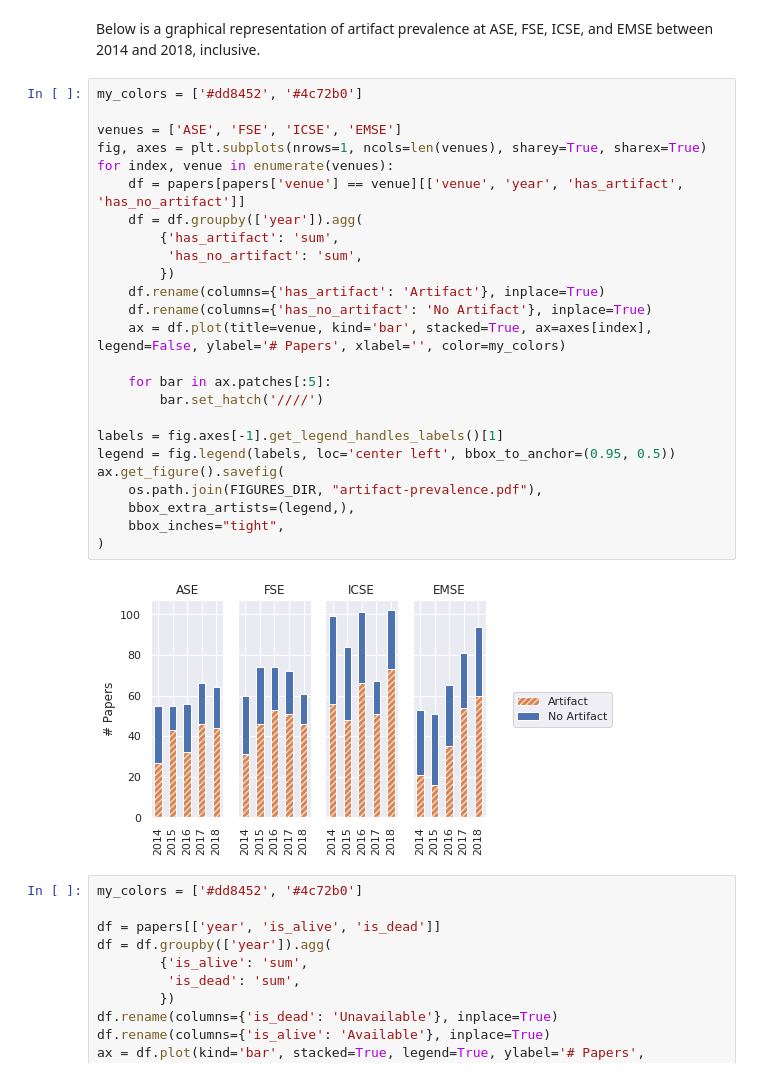
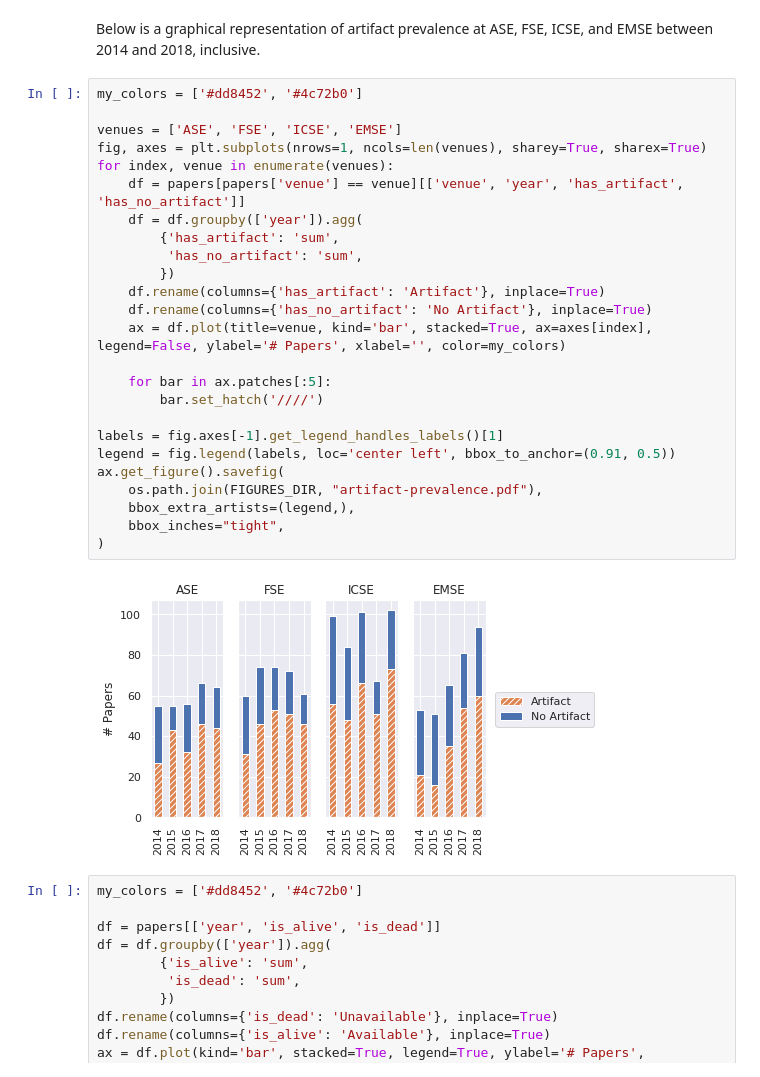
Before and after one commit to ChrisTimperley/se-artifact-sharing, a Jupyter notebook: se-artifacts.ipynb, the cells around one changed output. Drawn from its saved outputs; the diff is of its cells as text.

Commit message:
improved legend spacing

```diff
--- a/se-artifacts.ipynb
+++ b/se-artifacts.ipynb
@@ -74,30 +74,30 @@ Below is a graphical representation of artifact prevalence at ASE, FSE, ICSE, an
 # %%
 my_colors = ['#dd8452', '#4c72b0']
 
 venues = ['ASE', 'FSE', 'ICSE', 'EMSE']
 fig, axes = plt.subplots(nrows=1, ncols=len(venues), sharey=True, sharex=True)
 for index, venue in enumerate(venues):
     df = papers[papers['venue'] == venue][['venue', 'year', 'has_artifact', 'has_no_artifact']]
     df = df.groupby(['year']).agg(
         {'has_artifact': 'sum',
          'has_no_artifact': 'sum',
         })
     df.rename(columns={'has_artifact': 'Artifact'}, inplace=True)
     df.rename(columns={'has_no_artifact': 'No Artifact'}, inplace=True)
     ax = df.plot(title=venue, kind='bar', stacked=True, ax=axes[index], legend=False, ylabel='# Papers', xlabel='', color=my_colors)
 
     for bar in ax.patches[:5]:
         bar.set_hatch('////')
 
 labels = fig.axes[-1].get_legend_handles_labels()[1]
-legend = fig.legend(labels, loc='center left', bbox_to_anchor=(0.95, 0.5))
+legend = fig.legend(labels, loc='center left', bbox_to_anchor=(0.91, 0.5))
 ax.get_figure().savefig(
     os.path.join(FIGURES_DIR, "artifact-prevalence.pdf"),
     bbox_extra_artists=(legend,),
     bbox_inches="tight",
 )
 # %% [output]
-[figure, old version]
+[figure, new version]
 # %%
 my_colors = ['#dd8452', '#4c72b0']
 
```
